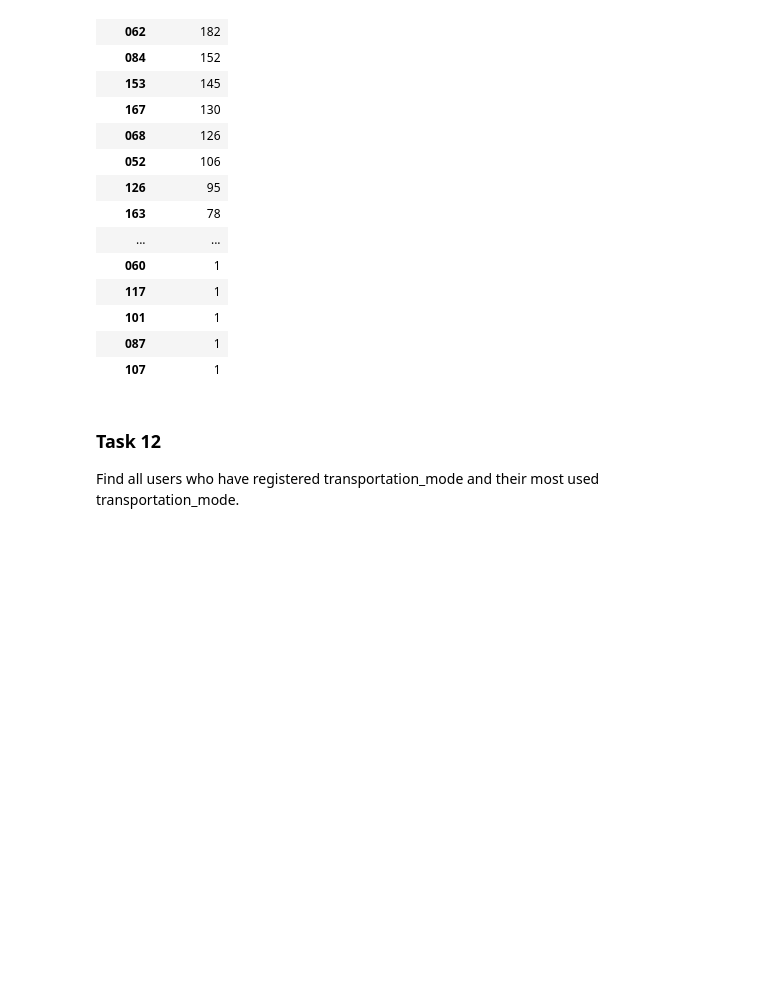
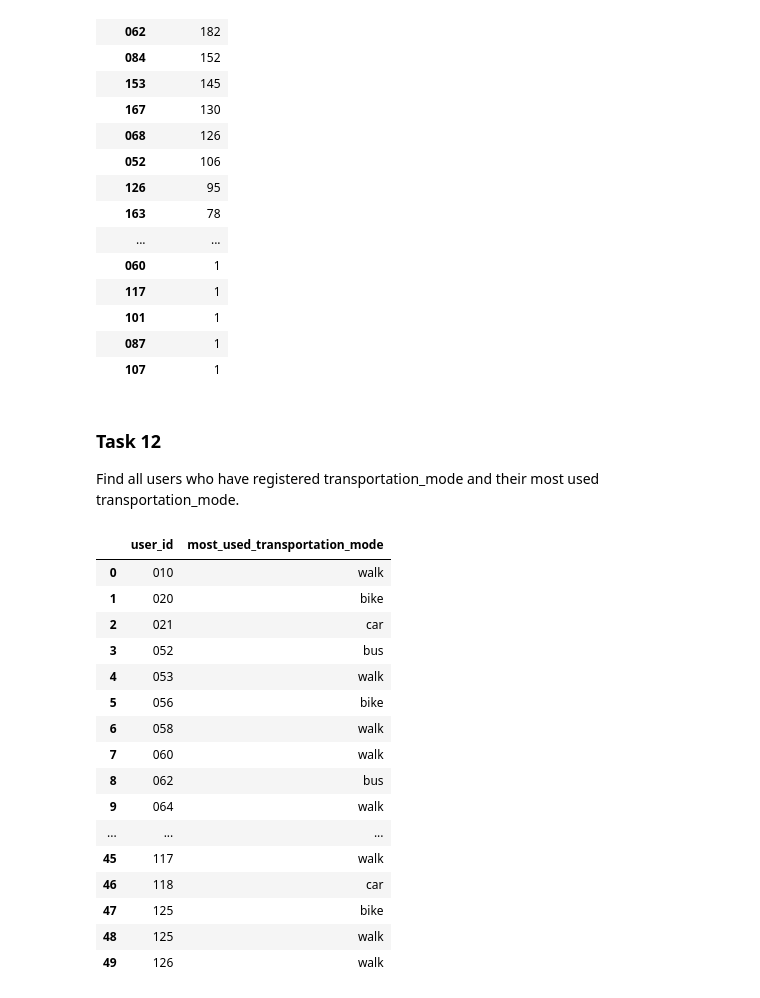
Before and after one commit to mathiasraa/tdt4225-mysql, a Jupyter notebook: notebooks/queries.ipynb, the cells around one changed output. Saved outputs shown, nothing was run; the diff lists cells and outputs as text; code cells hidden in the pictures; blank space fills up the shorter version.

```diff
--- a/notebooks/queries.ipynb
+++ b/notebooks/queries.ipynb
@@ -514,6 +498,52 @@ invalid_activities.drop_duplicates().groupby("user_id").count().sort_values(
 ### Task 12
 Find all users who have registered transportation_mode and their most used
 transportation_mode.
+# %%
+query = """
+SELECT
+    r.user_id,
+    r.transportation_mode AS most_used_transportation_mode
+FROM (
+    SELECT
+        a.user_id,
+        a.transportation_mode,
+        RANK() OVER (PARTITION BY a.user_id ORDER BY COUNT(*) DESC) AS r
+    FROM
+        ActivityTable a
+    WHERE
+        a.transportation_mode IS NOT NULL
+    GROUP BY
+        a.user_id,
+        a.transportation_mode
+    ) as r
+WHERE
+    r.r = 1
+ORDER BY
+    r.user_id;
+"""
+
+cursor.execute(query)
+result = cursor.fetchall()
+result_df = pd.DataFrame(result, columns=["user_id", "most_used_transportation_mode"])
+result_df.head(50)
+# %% [output]
+|  | user_id | most_used_transportation_mode |
+| 0 | 010 | walk |
+| 1 | 020 | bike |
+| 2 | 021 | car |
+| 3 | 052 | bus |
+| 4 | 053 | walk |
+| 5 | 056 | bike |
+| 6 | 058 | walk |
+| 7 | 060 | walk |
+| 8 | 062 | bus |
+| 9 | 064 | walk |
+| ... | ... | ... |
+| 45 | 117 | walk |
+| 46 | 118 | car |
+| 47 | 125 | bike |
+| 48 | 125 | walk |
+| 49 | 126 | walk |
 # %%
 connector.close_connection()
 # %% [output]
```
Also changed, not shown: parts of 2 cells of this notebook.
